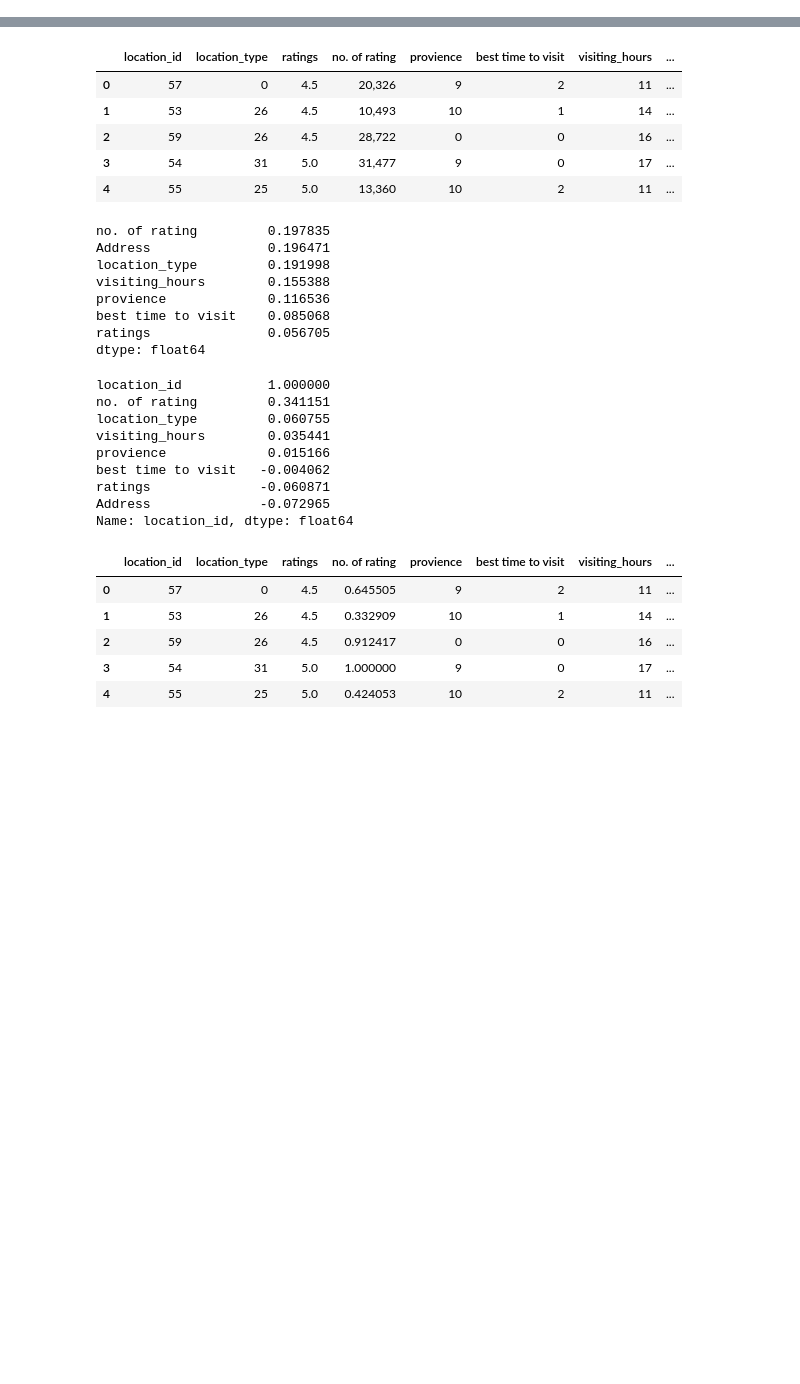
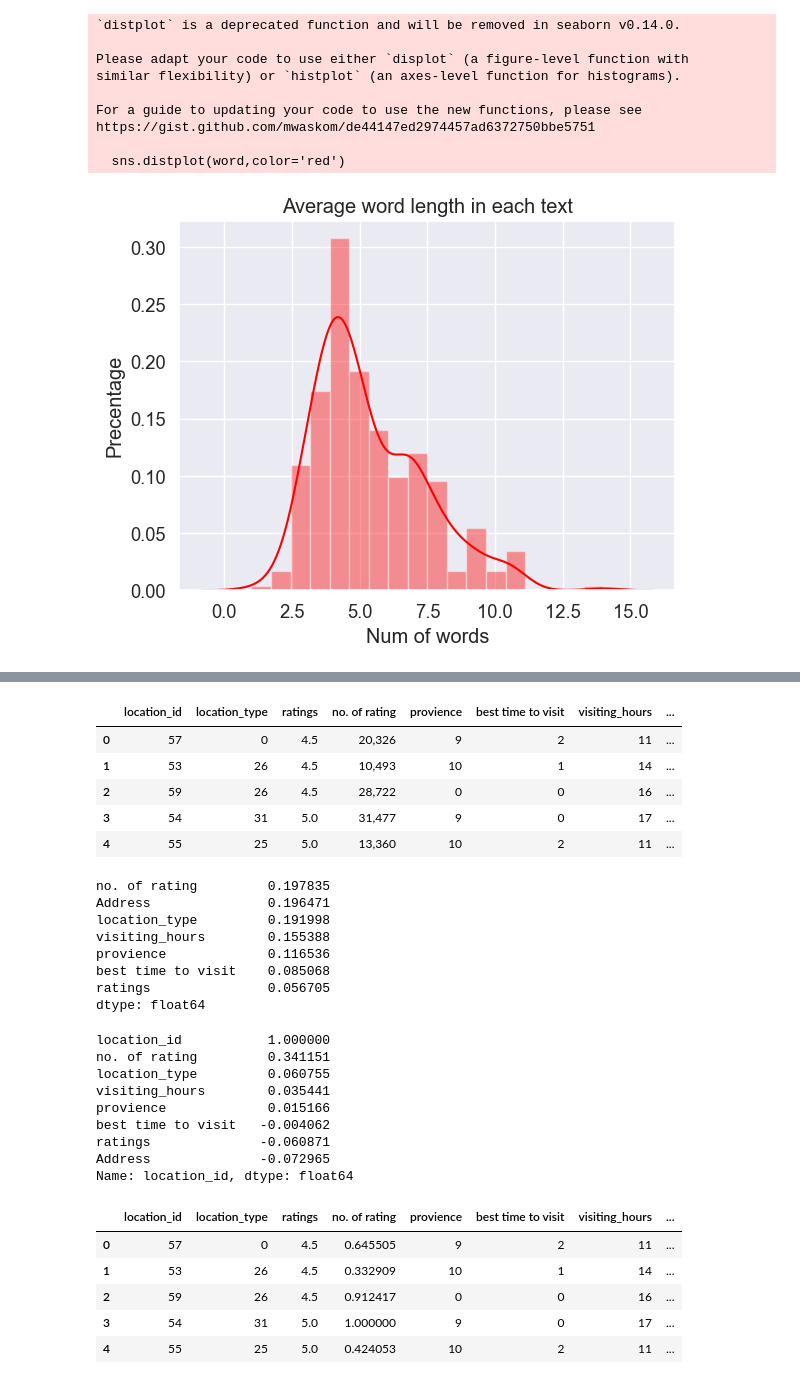
Before and after one commit to yatchit888/Tour-Schedule-Planning-NLP, a Jupyter notebook: Schedule_Planning_model.ipynb, the cells around one changed output, grey strips where cells are left out. Cells and saved outputs as stored; diff of their text form; code cells hidden in the pictures; blank space fills up the shorter version.

```diff
--- a/Schedule_Planning_model.ipynb
+++ b/Schedule_Planning_model.ipynb
@@ -17,0 +153,19 @@ from sklearn.preprocessing import MinMaxScaler
+# %%
+word=df['Pattern'].str.split().apply(lambda x : [len(i) for i in x])
+word = word.map(lambda x: np.mean(x))
+sns.distplot(word,color='red')
+plt.title("Average word length in each text")
+plt.xlabel("Num of words")
+plt.ylabel("Precentage")
+plt.show()
+# %% [output]
+`distplot` is a deprecated function and will be removed in seaborn v0.14.0.
+
+Please adapt your code to use either `displot` (a figure-level function with
+similar flexibility) or `histplot` (an axes-level function for histograms).
+
+For a guide to updating your code to use the new functions, please see
+https://gist.github.com/mwaskom/de44147ed2974457ad6372750bbe5751
+
+  sns.distplot(word,color='red')
+[figure, added]
```
Also changed, not shown: parts of 28 cells of this notebook, 1 other file.
